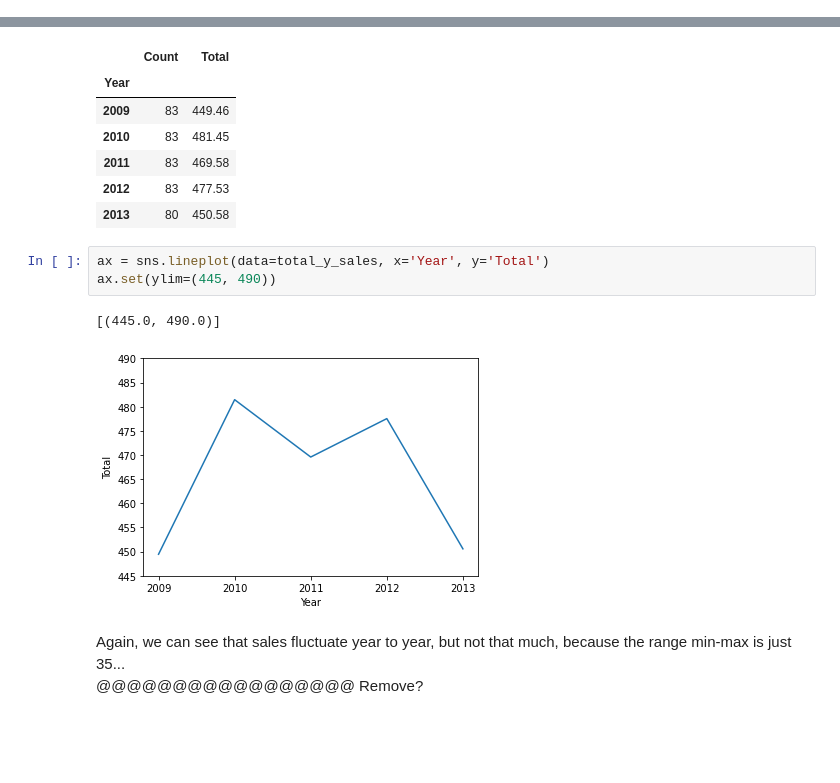
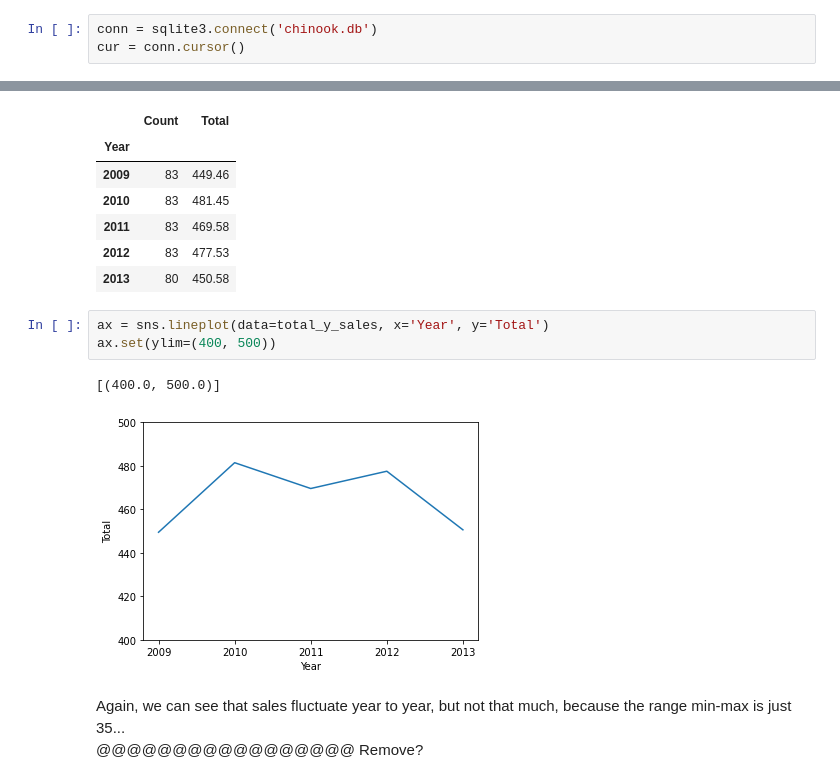
Before and after one commit to alinasansevich/chinook_SQLite_db_analysis, a Jupyter notebook: Chinook_SQLite_database_analysis.ipynb, the cells around one changed output, grey strips where cells are left out. Drawn from its saved outputs; the diff is of its cells as text; blank space fills up the shorter version.

```diff
--- a/Chinook_SQLite_database_analysis.ipynb
+++ b/Chinook_SQLite_database_analysis.ipynb
@@ -41,3 +39,6 @@ cur = conn.cursor()
+# %%
+conn = sqlite3.connect('chinook.db')
+cur = conn.cursor()
 # %% [markdown]
  from invoice table, can I get employee who closed the sale?
     invoice table > dates: how many years of sales do I have in this db?
@@ -184,10 +185,10 @@ total_y_sales
 | 2013 | 80 | 450.58 |
 # %%
 ax = sns.lineplot(data=total_y_sales, x='Year', y='Total')
-ax.set(ylim=(445, 490))
+ax.set(ylim=(400, 500))
 # %% [output]
-[(445.0, 490.0)]
+[(400.0, 500.0)]
-[figure, old version]
+[figure, new version]
 # %% [markdown]
 Again, we can see that sales fluctuate year to year, but not that much, because the range min-max is just 35... <br>
 @@@@@@@@@@@@@@@@@ Remove?
```
Also changed, not shown: parts of 4 cells of this notebook.
